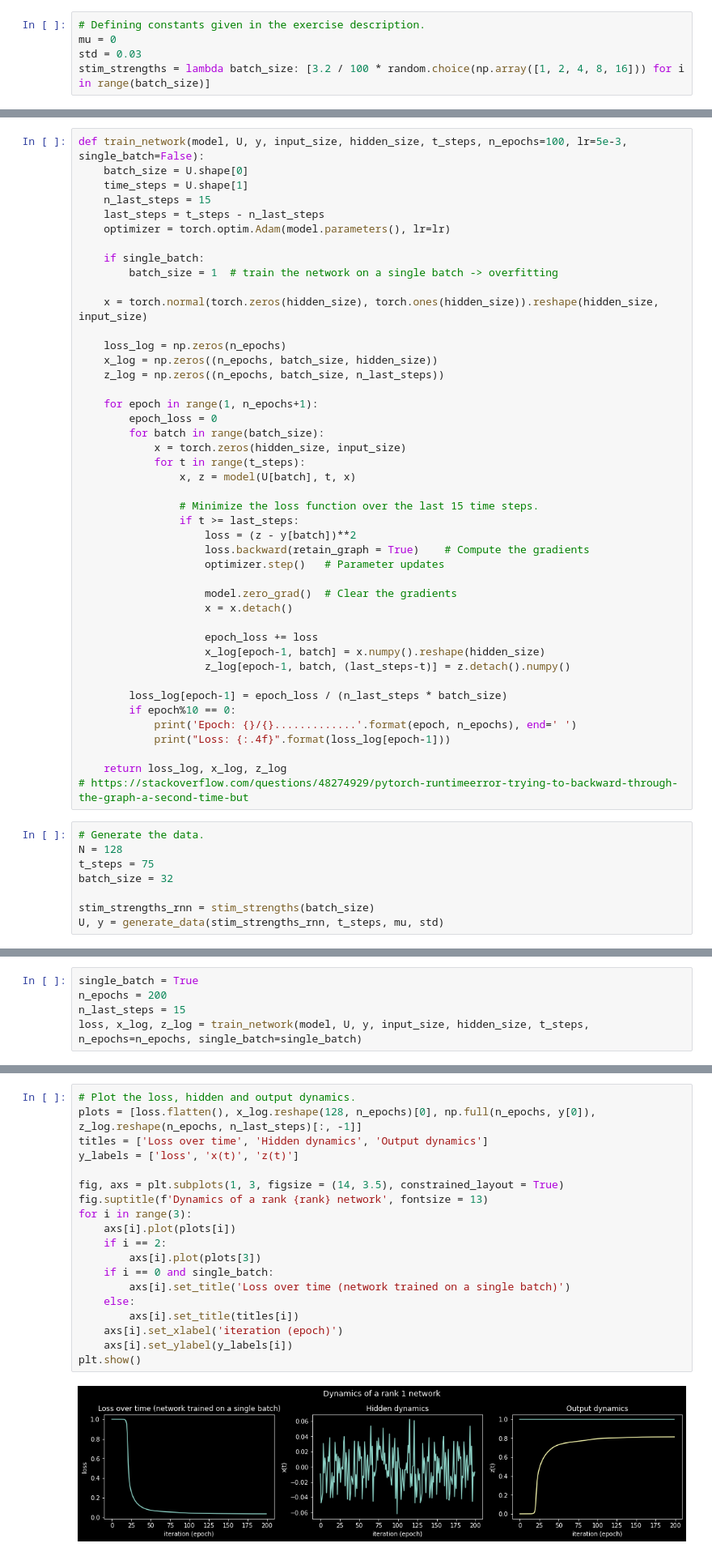
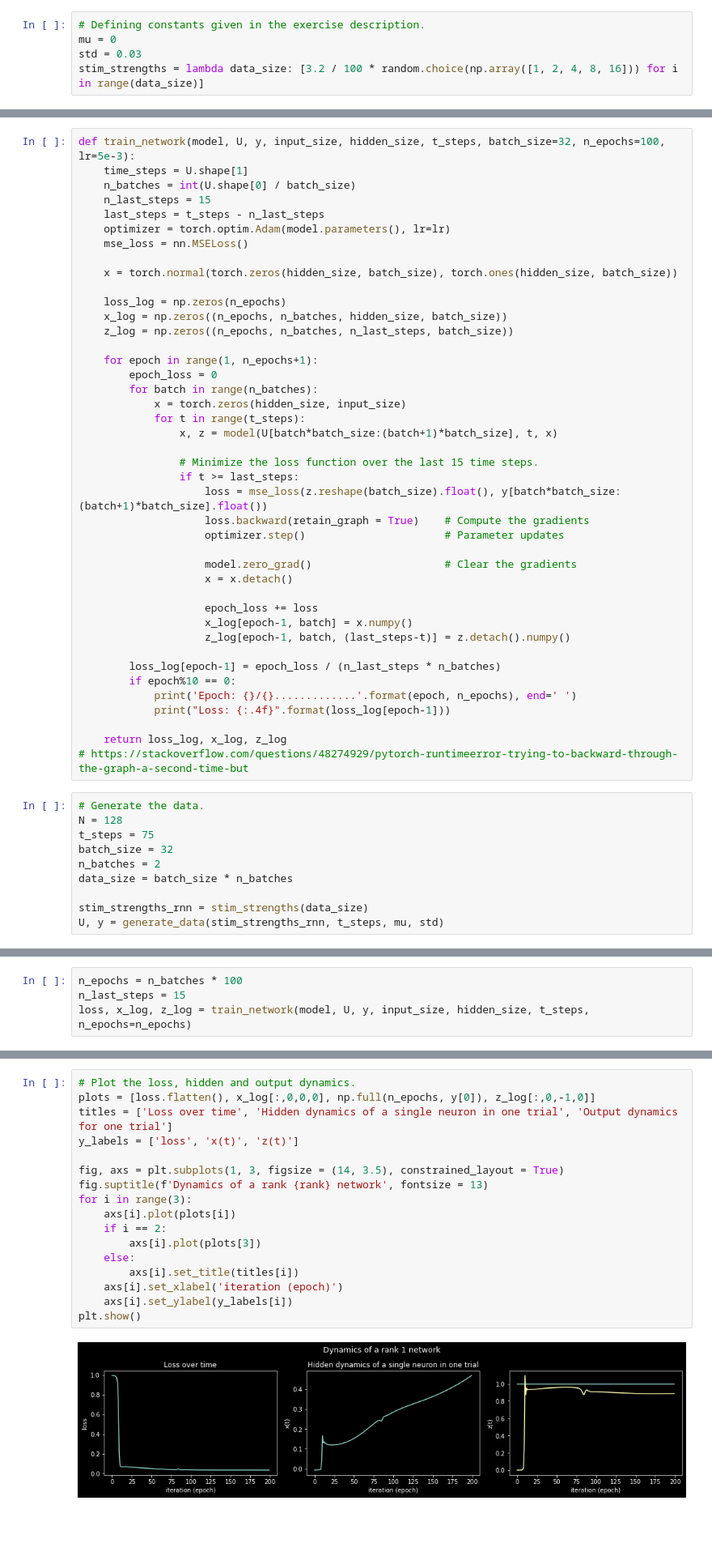
Before and after one commit to nguyen-td/Low-rank-RNN, a Jupyter notebook: dm_project.ipynb, the cells around one changed output, grey strips where cells are left out. Shown at 81% size. Cells and saved outputs as stored; diff of their text form; blank space fills up the shorter version.

Commit message:
fixed training

```diff
--- a/dm_project.ipynb
+++ b/dm_project.ipynb
@@ -16,7 +16,7 @@ __1. Create a function for generating the data.__
 # Defining constants given in the exercise description.
 mu = 0
 std = 0.03
-stim_strengths = lambda batch_size: [3.2 / 100 * random.choice(np.array([1, 2, 4, 8, 16])) for i in range(batch_size)]
+stim_strengths = lambda data_size: [3.2 / 100 * random.choice(np.array([1, 2, 4, 8, 16])) for i in range(data_size)]
 # %%
 def get_input(u_bar, t_step, mu, std):
     u = np.zeros(t_step)
@@ -116,43 +118,41 @@ class Model(nn.Module):
 # %% [markdown]
 __3. Train a network of size $N = 128$ by minimizing the mean squared error using stochastic gradient descent.__
 # %%
-def train_network(model, U, y, input_size, hidden_size, t_steps, n_epochs=100, lr=5e-3, single_batch=False):
-    batch_size = U.shape[0]
+def train_network(model, U, y, input_size, hidden_size, t_steps, batch_size=32, n_epochs=100, lr=5e-3):
     time_steps = U.shape[1]
+    n_batches = int(U.shape[0] / batch_size)
     n_last_steps = 15
     last_steps = t_steps - n_last_steps
     optimizer = torch.optim.Adam(model.parameters(), lr=lr)
+    mse_loss = nn.MSELoss()
 
-    if single_batch:
-        batch_size = 1  # train the network on a single batch -> overfitting
-
-    x = torch.normal(torch.zeros(hidden_size), torch.ones(hidden_size)).reshape(hidden_size, input_size)
+    x = torch.normal(torch.zeros(hidden_size, batch_size), torch.ones(hidden_size, batch_size))
 
     loss_log = np.zeros(n_epochs)
-    x_log = np.zeros((n_epochs, batch_size, hidden_size))
-    z_log = np.zeros((n_epochs, batch_size, n_last_steps))
+    x_log = np.zeros((n_epochs, n_batches, hidden_size, batch_size))
+    z_log = np.zeros((n_epochs, n_batches, n_last_steps, batch_size))
 
     for epoch in range(1, n_epochs+1):
         epoch_loss = 0
-        for batch in range(batch_size):
+        for batch in range(n_batches):
             x = torch.zeros(hidden_size, input_size)
             for t in range(t_steps):
-                x, z = model(U[batch], t, x)
+                x, z = model(U[batch*batch_size:(batch+1)*batch_size], t, x)
 
                 # Minimize the loss function over the last 15 time steps.
                 if t >= last_steps:
-                    loss = (z - y[batch])**2
+                    loss = mse_loss(z.reshape(batch_size).float(), y[batch*batch_size:(batch+1)*batch_size].float())
                     loss.backward(retain_graph = True)    # Compute the gradients
-                    optimizer.step()   # Parameter updates
+                    optimizer.step()                      # Parameter updates
 
-                    model.zero_grad()  # Clear the gradients
+                    model.zero_grad()                     # Clear the gradients
                     x = x.detach()
 
                     epoch_loss += loss
-                    x_log[epoch-1, batch] = x.numpy().reshape(hidden_size)
+                    x_log[epoch-1, batch] = x.numpy()
                     z_log[epoch-1, batch, (last_steps-t)] = z.detach().numpy()
 
-        loss_log[epoch-1] = epoch_loss / (n_last_steps * batch_size)
+        loss_log[epoch-1] = epoch_loss / (n_last_steps * n_batches)
         if epoch%10 == 0:
             print('Epoch: {}/{}.............'.format(epoch, n_epochs), end=' ')
             print("Loss: {:.4f}".format(loss_log[epoch-1]))
@@ -164,8 +164,10 @@ def train_network(model, U, y, input_size, hidden_size, t_steps, n_epochs=100, l
 N = 128
 t_steps = 75
 batch_size = 32
+n_batches = 2
+data_size = batch_size * n_batches
 
-stim_strengths_rnn = stim_strengths(batch_size)
+stim_strengths_rnn = stim_strengths(data_size)
 U, y = generate_data(stim_strengths_rnn, t_steps, mu, std)
 # %%
 # Define the model.
@@ -182,8 +184,7 @@ Model(
   )
 )
 # %%
-single_batch = True
-n_epochs = 200
+n_epochs = n_batches * 100
 n_last_steps = 15
-loss, x_log, z_log = train_network(model, U, y, input_size, hidden_size, t_steps, n_epochs=n_epochs, single_batch=single_batch)
+loss, x_log, z_log = train_network(model, U, y, input_size, hidden_size, t_steps, n_epochs=n_epochs)
 # %% [output]
@@ -210,24 +211,22 @@ Epoch: 200/200............. Loss: 0.0347
 # %%
 # Plot the loss, hidden and output dynamics.
-plots = [loss.flatten(), x_log.reshape(128, n_epochs)[0], np.full(n_epochs, y[0]), z_log.reshape(n_epochs, n_last_steps)[:, -1]]
-titles = ['Loss over time', 'Hidden dynamics', 'Output dynamics']
+plots = [loss.flatten(), x_log[:,0,0,0], np.full(n_epochs, y[0]), z_log[:,0,-1,0]]
+titles = ['Loss over time', 'Hidden dynamics of a single neuron in one trial', 'Output dynamics for one trial']
 y_labels = ['loss', 'x(t)', 'z(t)']
 
 fig, axs = plt.subplots(1, 3, figsize = (14, 3.5), constrained_layout = True)
 fig.suptitle(f'Dynamics of a rank {rank} network', fontsize = 13)
 for i in range(3):
     axs[i].plot(plots[i])
     if i == 2:
         axs[i].plot(plots[3])
-    if i == 0 and single_batch:
-        axs[i].set_title('Loss over time (network trained on a single batch)')
     else:
         axs[i].set_title(titles[i])
     axs[i].set_xlabel('iteration (epoch)')
     axs[i].set_ylabel(y_labels[i])
 plt.show()
 # %% [output]
-[figure, old version]
+[figure, new version]
 # %% [markdown]
 __4. Dubreuil et al. found that their network relied on a specific pattern of correlations between the connectivity vectors (their figure 2b). Explain why this pattern works for the task, and compare it with the pattern in your network.__
 # %% [markdown]
```
Also changed, not shown: parts of 9 cells of this notebook.
